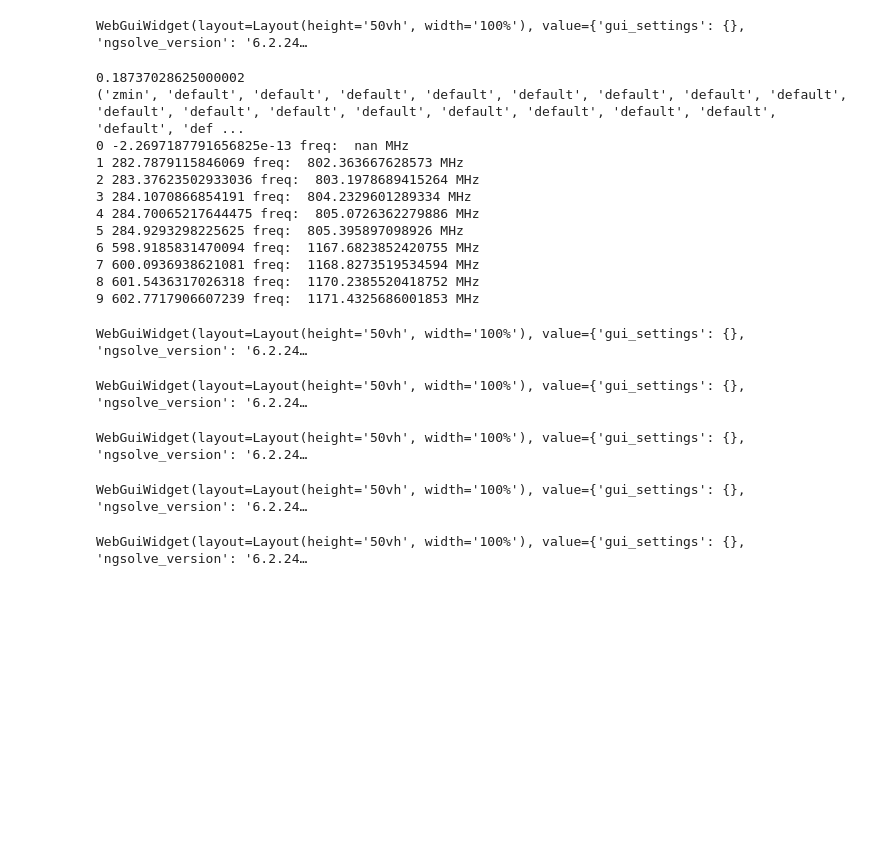
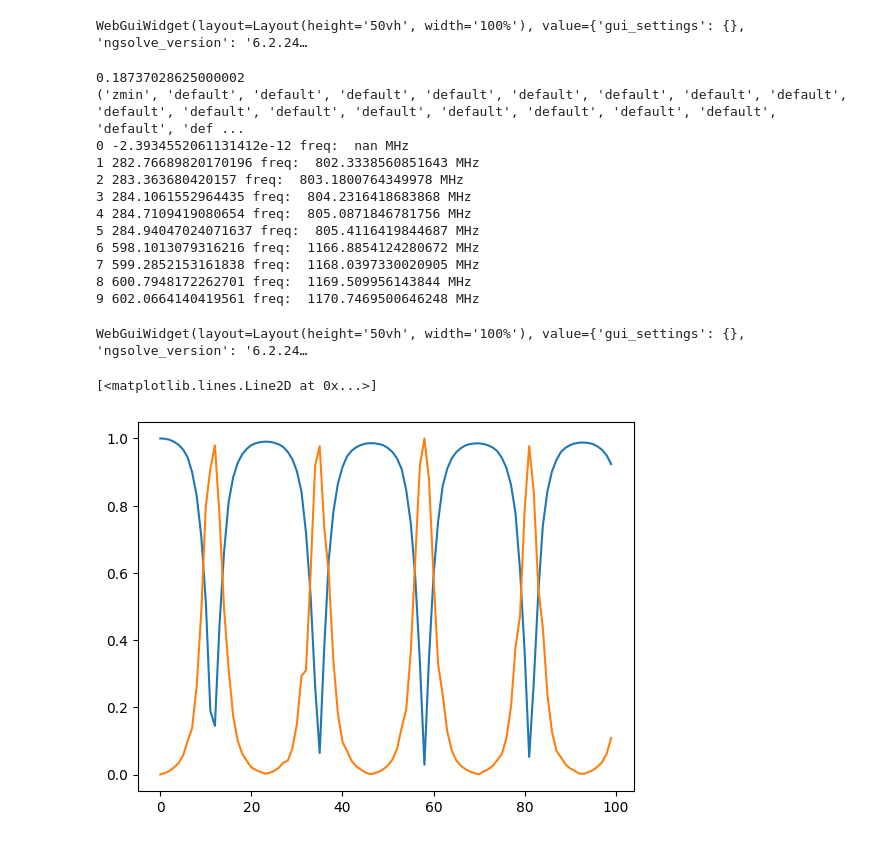
Before and after one commit to stewartboogert/pyAcceleratorFEM, a Jupyter notebook: tutorial/Tutorial_5Cell_800MHz_Rectangular.ipynb, the cells around one changed output. Saved outputs shown, nothing was run; the diff lists cells and outputs as text; code cells hidden in the pictures; blank space fills up the shorter version.

Commit message:
Add plot of axial fields

```diff
--- a/tutorial/Tutorial_5Cell_800MHz_Rectangular.ipynb
+++ b/tutorial/Tutorial_5Cell_800MHz_Rectangular.ipynb
@@ -60,49 +60,38 @@ fc_sc.draw(1)
 WebGuiWidget(layout=Layout(height='50vh', width='100%'), value={'gui_settings': {}, 'ngsolve_version': '6.2.24…
 # %%
 import pyCavity2d
+import matplotlib.pyplot as _plt
+import numpy as _np
 b_sc = pyCavity2d.DomainCreator.make2d_rectangular(cavity_freqnecy_ghz=0.8,
                                                    iris_thickness=0.005,
                                                    iris_radius=0.03)
 #b_sc = pyCavity2d.DomainLoader.load2d_boundary("pillbox_0.8GHz.dat")
 b_mc = pyCavity2d.DomainLoader.make_boundary_repeat(b_sc,5)
-d_mc = pyCavity2d.Domain2D(b_mc,single_cell=True,maxh=0.01)
+d_mc = pyCavity2d.Domain2D(b_mc,single_cell=True,maxh=0.0025)
 fc_mc = pyCavity2d.FieldCalculator(d_mc)
 fc_mc.compute(maxit=200)
 # %% [output]
 0.18737028625000002
 ('zmin', 'default', 'default', 'default', 'default', 'default', 'default', 'default', 'default', 'default', 'default', 'default', 'default', 'default', 'default', 'default', 'default', 'default', 'def ...
-0 -2.2697187791656825e-13 freq:  nan MHz
-1 282.7879115846069 freq:  802.363667628573 MHz
-2 283.37623502933036 freq:  803.1978689415264 MHz
-3 284.1070866854191 freq:  804.2329601289334 MHz
-4 284.70065217644475 freq:  805.0726362279886 MHz
-5 284.9293298225625 freq:  805.395897098926 MHz
-6 598.9185831470094 freq:  1167.6823852420755 MHz
-7 600.0936938621081 freq:  1168.8273519534594 MHz
-8 601.5436317026318 freq:  1170.2385520418752 MHz
-9 602.7717906607239 freq:  1171.4325686001853 MHz
+0 -2.3934552061131412e-12 freq:  nan MHz
+1 282.76689820170196 freq:  802.3338560851643 MHz
+2 283.363680420157 freq:  803.1800764349978 MHz
+3 284.1061552964435 freq:  804.2316418683868 MHz
+4 284.7109419080654 freq:  805.0871846781756 MHz
+5 284.94047024071637 freq:  805.4116419844687 MHz
+6 598.1013079316216 freq:  1166.8854124280672 MHz
+7 599.2852153161838 freq:  1168.0397330020905 MHz
+8 600.7948172262701 freq:  1169.509956143844 MHz
+9 602.0664140419561 freq:  1170.7469500646248 MHz
-# %%
-fc_mc.draw(1)
-fc_mc.vtk(1,field="E")
-# %% [output]
-WebGuiWidget(layout=Layout(height='50vh', width='100%'), value={'gui_settings': {}, 'ngsolve_version': '6.2.24…
-# %%
-fc_mc.draw(2)
-fc_mc.vtk(2,field="E")
-# %% [output]
-WebGuiWidget(layout=Layout(height='50vh', width='100%'), value={'gui_settings': {}, 'ngsolve_version': '6.2.24…
-# %%
-fc_mc.draw(3)
-fc_mc.vtk(3,field="E")
-# %% [output]
-WebGuiWidget(layout=Layout(height='50vh', width='100%'), value={'gui_settings': {}, 'ngsolve_version': '6.2.24…
-# %%
-fc_mc.draw(4)
-fc_mc.vtk(4,field="E")
-# %% [output]
-WebGuiWidget(layout=Layout(height='50vh', width='100%'), value={'gui_settings': {}, 'ngsolve_version': '6.2.24…
 # %%
 fc_mc.draw(5,field="E")
 fc_mc.vtk(5,field="E")
 # %% [output]
 WebGuiWidget(layout=Layout(height='50vh', width='100%'), value={'gui_settings': {}, 'ngsolve_version': '6.2.24…
+# %%
+f= fc_mc.plotAxialFields(5,field="E")
+_plt.plot(_np.abs(f[:,0]/f[:,0].max()))
+_plt.plot(_np.abs(f[:,1]/f[:,1].max()))
+# %% [output]
+[<matplotlib.lines.Line2D at 0x...>]
+[figure, added]
```
Also changed, not shown: parts of 2 cells of this notebook, 1 other file.
